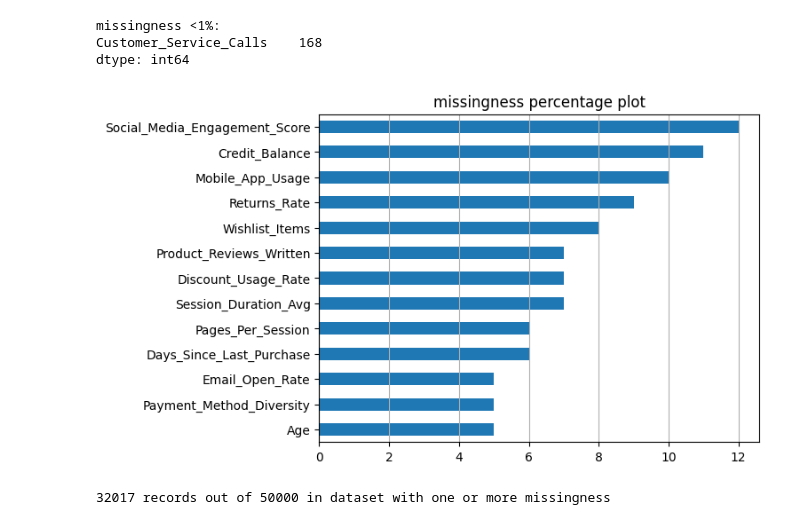
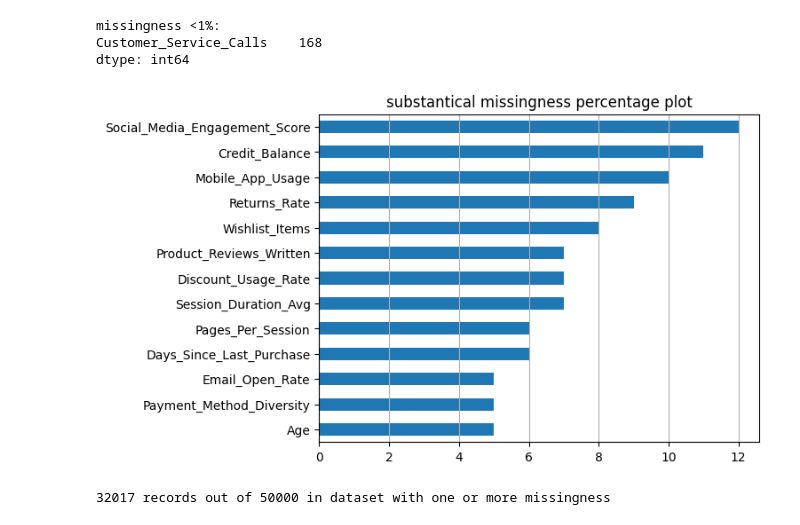
Before and after one commit to shashankgarewal/customer-churn-prediction-segmentation-revenue-risk-analysis, a Jupyter notebook: notebooks/data-validation.ipynb, the cells around one changed output. Saved outputs shown, nothing was run; the diff lists cells and outputs as text; code cells hidden in the pictures.

```diff
--- a/notebooks/data-validation.ipynb
+++ b/notebooks/data-validation.ipynb
@@ -50,14 +50,14 @@ dtype: int64
 # %%
 # missing values by percentage
 missing_pct = (missing_counts.sort_values() / 500).round(0)
 missing_pct = missing_pct[missing_pct > 0]   # keep only > 0
 
 missing_pct.plot(kind='barh')
 plt.grid(visible=True, which='both', axis='x')
-plt.title('missingness percentage plot')
+plt.title('substantical missingness percentage plot')
 plt.show()
 # %% [output]
-[figure, old version]
+[figure, new version]
 # %%
 print(f"{df.isna().any(axis=1).sum()} records out of {df.shape[0]} in dataset with one or more missingness")
 # %% [output]
```
Also changed, not shown: parts of 76 cells of this notebook.
